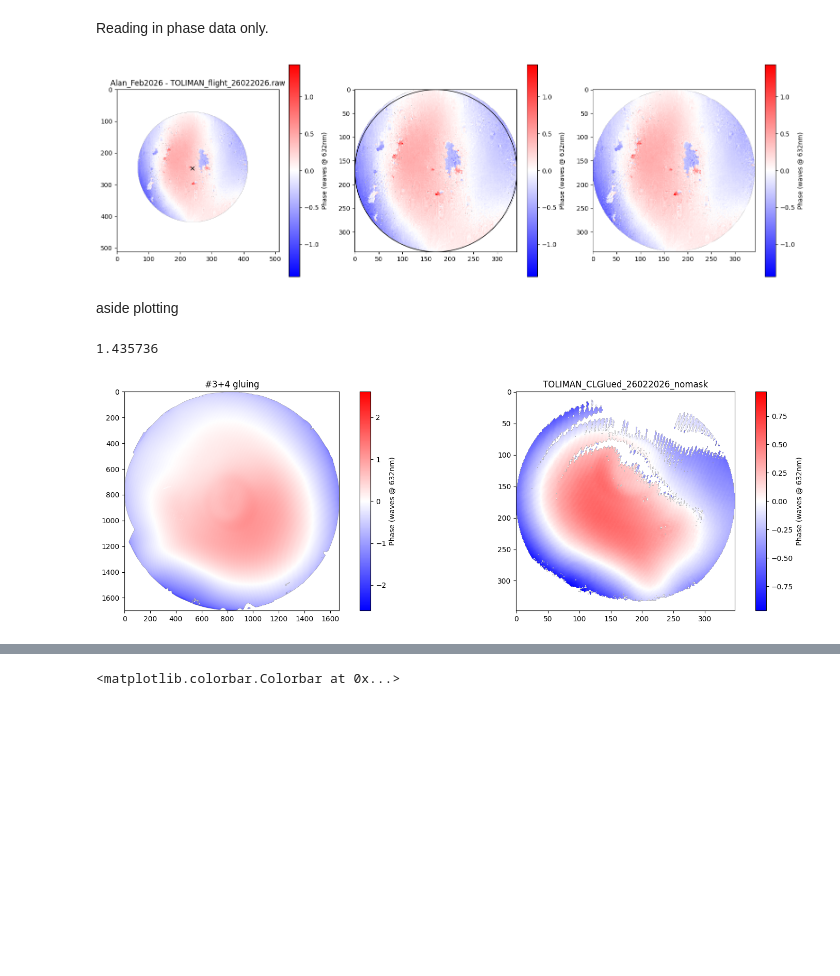
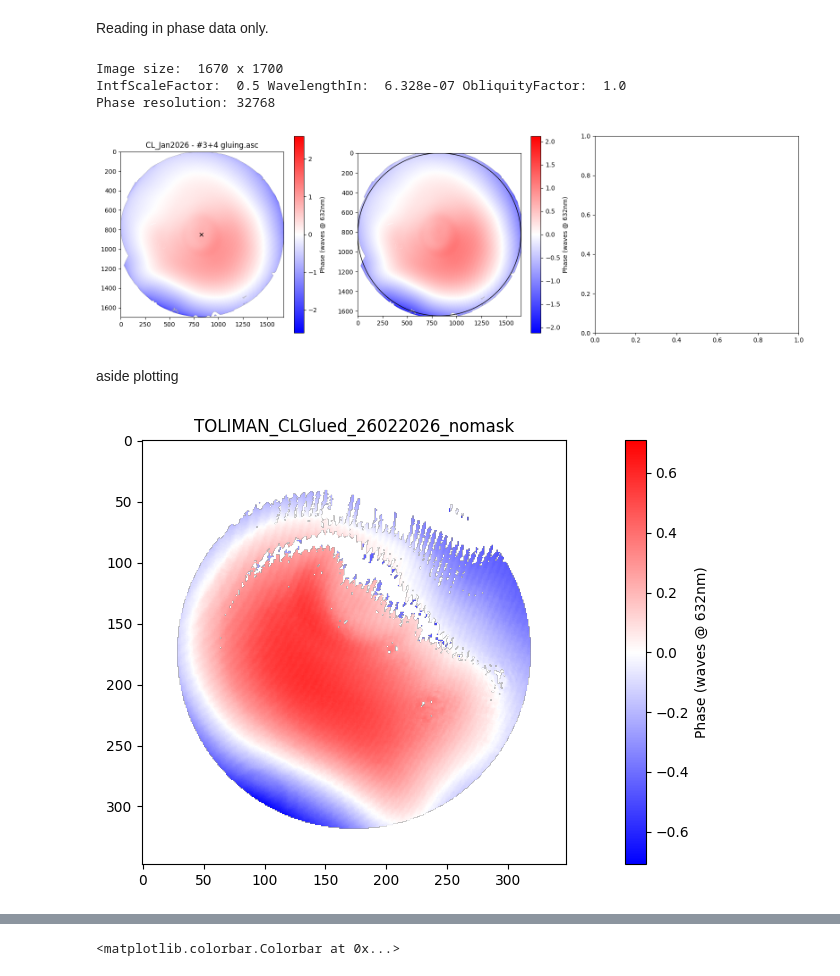
Before and after one commit to TolimanSpace/toliman_dp_design_testing, a Jupyter notebook: LoadZygo.ipynb, the cells around one changed output, grey strips where cells are left out. Saved outputs shown, nothing was run; the diff lists cells and outputs as text; code cells hidden in the pictures; blank space fills up the shorter version.

```diff
--- a/LoadZygo.ipynb
+++ b/LoadZygo.ipynb
@@ -14,7 +14,7 @@ data_dir = os.getcwd() + "/data/Alan_Feb2026/"
 # %% [markdown]
 Reading in phase data only.
 # %%
-fname = data_dir + "TOLIMAN_flight_26022026.raw"
+fname = data_dir + "#3+4 gluing.asc"
 
 if fname.endswith(".raw"):
     # intelliwave params from Alans sys (check corresponding .esg for more info)
@@ -82,16 +82,20 @@ elif fname.endswith(".asc"):
 
     # filter for pseudo-NaNs
     reshaped_phase_arr[reshaped_phase_arr == reshaped_phase_arr.max()] = np.nan
+# %% [output]
+Image size:  1670 x 1700
+IntfScaleFactor:  0.5 WavelengthIn:  6.328e-07 ObliquityFactor:  1.0
+Phase resolution: 32768
 # %%
 plt.figure(figsize=(16,5))
 plt.subplot(1,3,1)
-cen = (int(reshaped_phase_arr.shape[0]//2*0.97), int(reshaped_phase_arr.shape[1]//2*0.93)) # row, col
+cen = (int(reshaped_phase_arr.shape[0]//2*1), int(reshaped_phase_arr.shape[1]//2*1*0.99)) # row, col
 plt.imshow(reshaped_phase_arr, cmap='bwr', norm=CenteredNorm())
 plt.colorbar(label='Phase (waves @ {:d}nm)'.format(int(WavelengthIn*1e9)))
 plt.title("{} - {}".format(data_dir.split('/')[-2],fname.split("/")[-1]))
 plt.plot(cen[1], cen[0], 'kx')
 plt.subplot(1,3,2)
-radius = int(reshaped_phase_arr.shape[0]//2 * 0.67)
+radius = int(reshaped_phase_arr.shape[0]//2 * 0.97)
 reshaped_phase_arr_cropped = reshaped_phase_arr[cen[0]-radius:cen[0]+radius, cen[1]-radius:cen[1]+radius]
 plt.imshow(reshaped_phase_arr_cropped, cmap='bwr', norm=CenteredNorm())
 new_cen = (reshaped_phase_arr_cropped.shape[0]//2, reshaped_phase_arr_cropped.shape[1]//2)
@@ -100,48 +104,49 @@ ax = plt.gca()
 ax.add_patch(c)
 plt.colorbar(label='Phase (waves @ {:d}nm)'.format(int(WavelengthIn*1e9)))
 plt.subplot(1,3,3)
-nan_mask = dlu.circle(coords=dlu.pixel_coords(npixels=radius*2, diameter=radius*2),radius=radius)
-nan_mask = nan_mask.at[nan_mask==0].set(np.nan)
-reshaped_phase_arr_cropped *= nan_mask
-plt.imshow(reshaped_phase_arr_cropped, cmap='bwr', norm=CenteredNorm())
-plt.colorbar(label='Phase (waves @ {:d}nm)'.format(int(WavelengthIn*1e9)))
+# nan_mask = np.asarray(dlu.circle(coords=dlu.pixel_coords(npixels=radius*2, diameter=radius*2),radius=radius))
+# nan_mask[nan_mask==0] = 0
+# reshaped_phase_arr_cropped *= nan_mask
+# plt.imshow(reshaped_phase_arr_cropped, cmap='bwr', norm=CenteredNorm())
+# plt.colorbar(label='Phase (waves @ {:d}nm)'.format(int(WavelengthIn*1e9)))
 
 plt.tight_layout()
 # %% [output]
-[figure, old version]
+[figure, new version]
 # %%
 np.save(fname[0:-4]+".npy", reshaped_phase_arr_cropped)
 # %% [markdown]
 aside plotting
-# %%
-np.nanmax(phase_arr)
-# %% [output]
-1.435736
 # %%
 fnames = [
     # "#3 Glass only.npy",
     # "#3 LCP Coating.npy",
     # "#4 Glass only.npy",
-    "#3+4 gluing.npy",
+    # "#3+4 gluing.npy",
     # "TOLIMAN_USYDGlued_26022026_nomask.npy",
     "TOLIMAN_CLGlued_26022026_nomask.npy",
     # "TOLIMAN_flight_26022026.npy",
 ]
-plt.figure(figsize=(16,5))
+plt.figure(figsize=(12,5))
 for i, fname in enumerate(fnames):
-    if i == 0:
-        phase_arr = np.load(os.getcwd() + "/data/CL_Jan2026/" + fname)
-    else:
-        phase_arr = np.load(data_dir + fname)
-    # if i ==2:
+    # if i == 0:
+    #     phase_arr = np.load(os.getcwd() + "/data/CL_Jan2026/" + fname)
+    # else:
+    phase_arr = np.load(data_dir + fname)
+    # if i ==0:
     #     phase_arr[phase_arr > np.abs(np.nanmax(phase_arr))*0.35] = np.nan
+
+    # crop to show central 125mm only
+    circ_mask = dlu.circle(coords=dlu.pixel_coords(npixels=phase_arr.shape[0], diameter=phase_arr.shape[0]), radius=phase_arr.shape[0]//2*125/150)
+    circ_mask = circ_mask.at[circ_mask==0].set(np.nan)
+    phase_arr *= np.array(circ_mask)
     plt.subplot(1, len(fnames), i+1)
     plt.imshow(phase_arr, cmap='bwr', norm=CenteredNorm())
     plt.colorbar(label='Phase (waves @ {:d}nm)'.format(int(WavelengthIn*1e9)))
     plt.title(fname[0:-4])
 plt.tight_layout()
 # %% [output]
-[figure, old version]
+[figure, new version]
 # %%
 # fit with zernikes
 import dLux.utils as dlu
```
Also changed, not shown: parts of 1 cell of this notebook, 1 other file.
